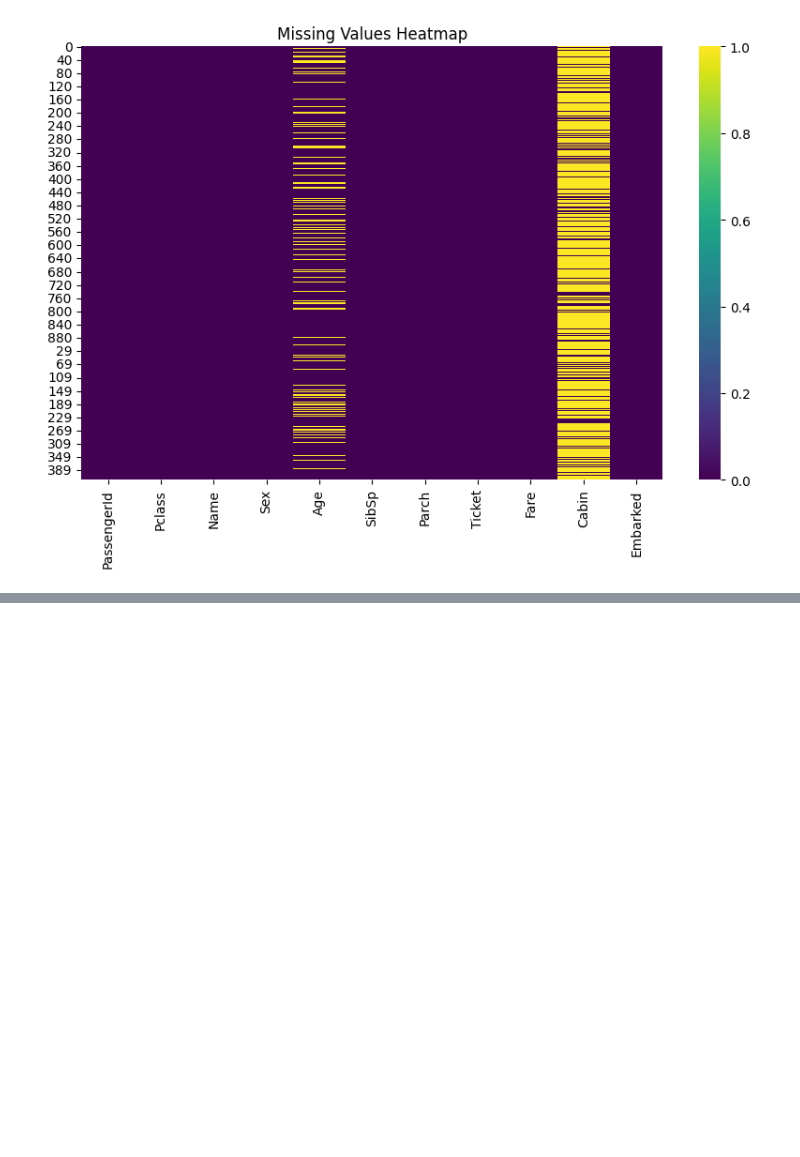
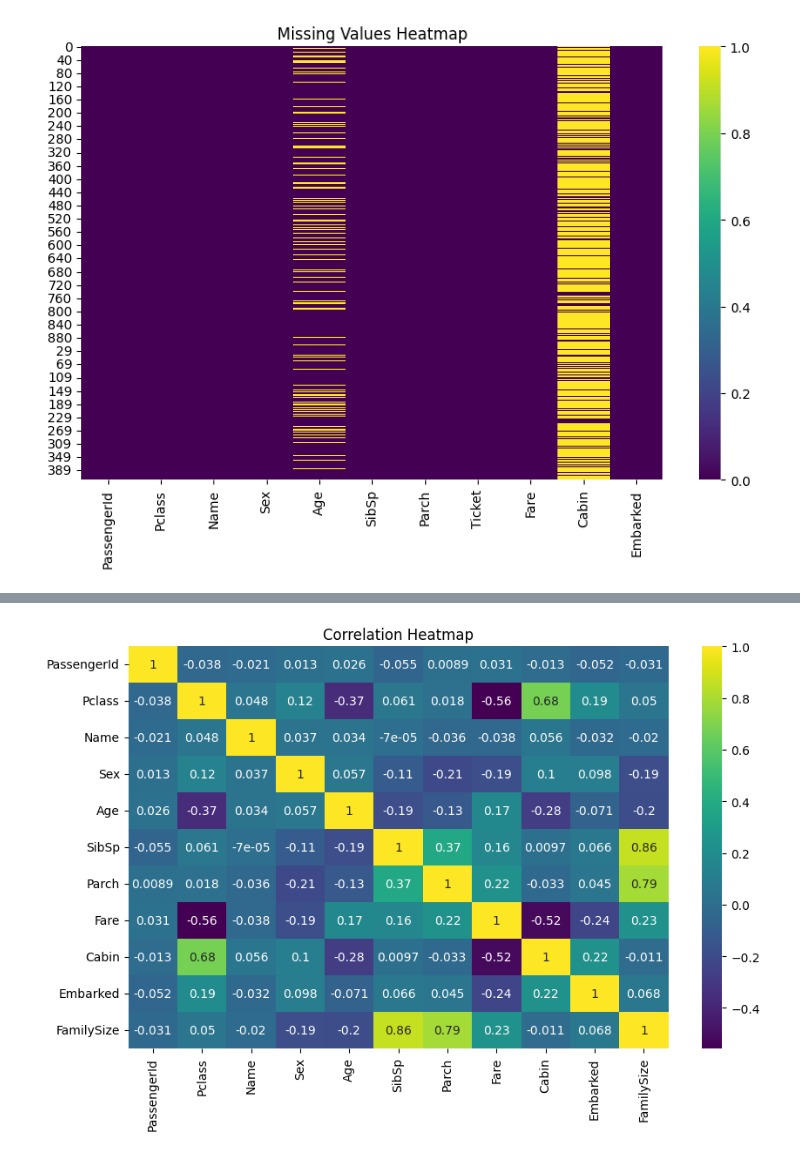
Before and after one commit to isaifullah/KPITB-Course, a Jupyter notebook: Week 4/assignment_titanic.ipynb, the cells around one changed output, grey strips where cells are left out. Drawn from its saved outputs; the diff is of its cells as text; code cells hidden in the pictures; blank space fills up the shorter version.

```diff
--- a/Week 4/assignment_titanic.ipynb
+++ b/Week 4/assignment_titanic.ipynb
@@ -157,0 +227,3 @@ plt.show()
+# %%
+# now we will impute the missing values in the embarked column with the most frequent value in that column.
+df['Embarked'].fillna(df['Embarked'].mode()[0], inplace = True)
@@ -157,0 +281,3 @@ plt.show()
+# %%
+#we will drop the ticket column as it has 681 unique values and it will not be useful for our model.
+df.drop("Ticket", axis = 1, inplace = True)
@@ -157,0 +293,3 @@ plt.show()
+# %%
+# create a new column called "FamilySize" which is the sum of "SibSp" and "Parch" columns.
+df["FamilySize"] = df["SibSp"] + df["Parch"]+1
@@ -157,0 +305,6 @@ plt.show()
+# %%
+# Encode the categorical variables in the data using label encoder using for loops.
+for column in df.columns:
+    if df[column].dtype == "object":
+        le = LabelEncoder()
+        df[column] = le.fit_transform(df[column])
@@ -157,0 +320,8 @@ plt.show()
+# %%
+# create a heatmap to see the correlation between the features in the data.
+plt.figure(figsize=(10,6))
+sns.heatmap(df.corr(), annot = True, cmap='viridis')
+plt.title("Correlation Heatmap")
+plt.show()
+# %% [output]
+[figure, added]
```
Also changed, not shown: parts of 29 cells of this notebook, 1 other file.
